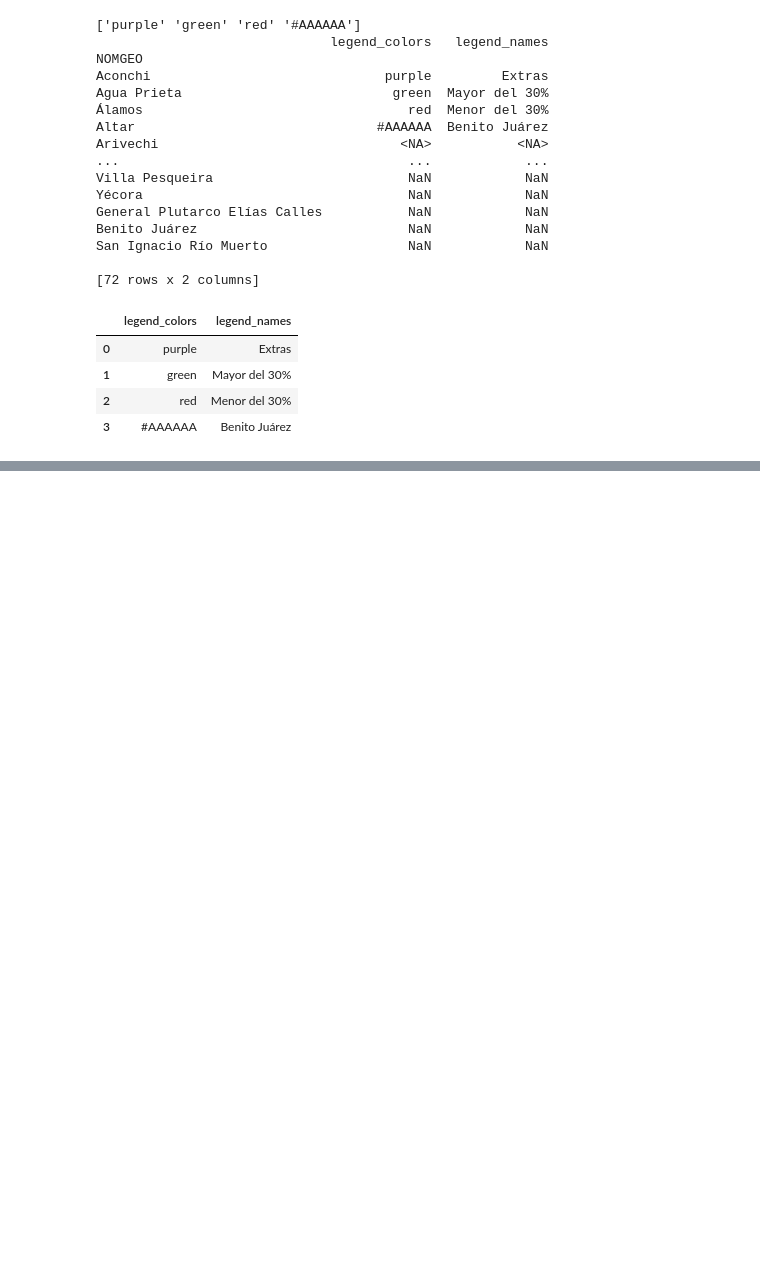
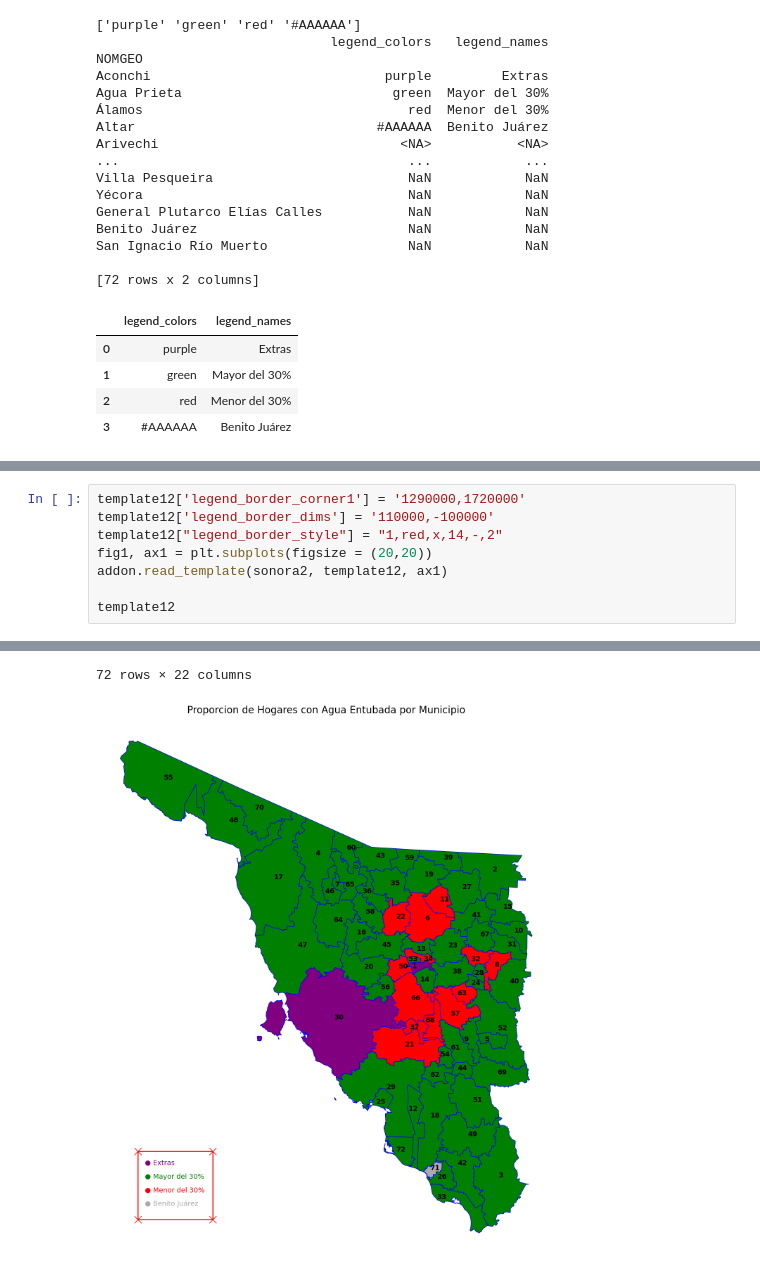
Before and after one commit to Dust1920/mapper, a Jupyter notebook: p1.ipynb, the cells around one changed output, grey strips where cells are left out. Saved outputs shown, nothing was run; the diff lists cells and outputs as text; blank space fills up the shorter version.

```diff
--- a/p1.ipynb
+++ b/p1.ipynb
@@ -207,0 +199,9 @@ template12
+# %%
+template12['legend_border_corner1'] = '1290000,1720000'
+template12['legend_border_dims'] = '110000,-100000'
+template12["legend_border_style"] = "1,red,x,14,-,2"
+fig1, ax1 = plt.subplots(figsize = (20,20))
+addon.read_template(sonora2, template12, ax1)
+
+template12
+# %% [output]
@@ -207,0 +221,2 @@ template12
+72 rows × 22 columns
+[figure, added]
```
Also changed, not shown: parts of 5 cells of this notebook, 2 other files.
